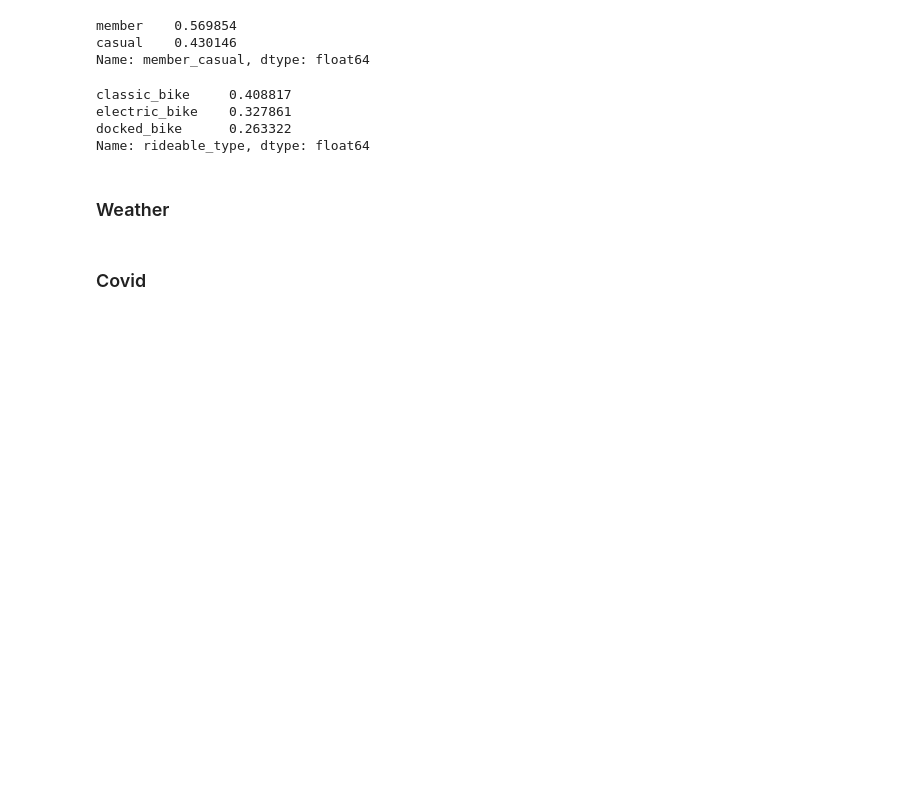
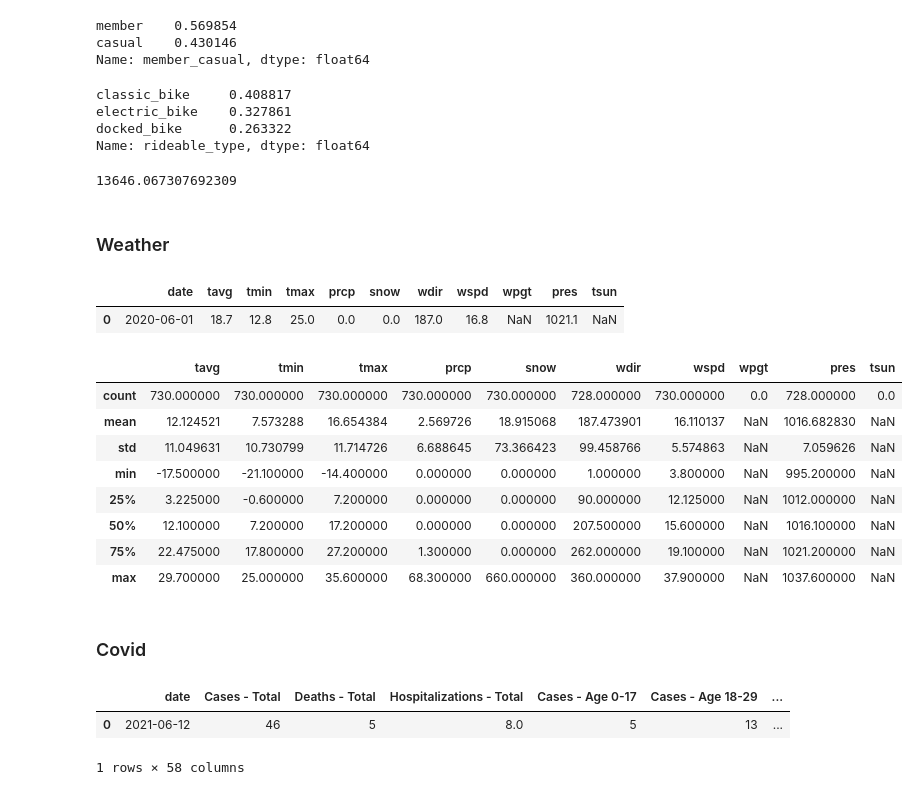
Before and after one commit to OwenBrush/data_analysis_divvy_bike_usage, a Jupyter notebook: data_exploration.ipynb, the cells around one changed output. Saved outputs shown, nothing was run; the diff lists cells and outputs as text; code cells hidden in the pictures; blank space fills up the shorter version.

```diff
--- a/data_exploration.ipynb
+++ b/data_exploration.ipynb
@@ -47,7 +47,40 @@ classic_bike     0.408817
 electric_bike    0.327861
 docked_bike      0.263322
 Name: rideable_type, dtype: float64
+# %%
+#Average number of rides per day
+pd.to_datetime(bikes['started_at']).dt.date.value_counts().mean()
+# %% [output]
+13646.067307692309
 # %% [markdown]
 ### Weather
+# %%
+weather.reset_index(inplace=True)
+weather = weather.rename(columns={'time':'date'})
+weather['date'] = pd.to_datetime(weather['date'])
+weather.head(1)
+# %% [output]
+|  | date | tavg | tmin | tmax | prcp | snow | wdir | wspd | wpgt | pres | tsun |
+| 0 | 2020-06-01 | 18.7 | 12.8 | 25.0 | 0.0 | 0.0 | 187.0 | 16.8 | NaN | 1021.1 | NaN |
+# %%
+weather.describe()
+# %% [output]
+|  | tavg | tmin | tmax | prcp | snow | wdir | wspd | wpgt | pres | tsun |
+| count | 730.000000 | 730.000000 | 730.000000 | 730.000000 | 730.000000 | 728.000000 | 730.000000 | 0.0 | 728.000000 | 0.0 |
+| mean | 12.124521 | 7.573288 | 16.654384 | 2.569726 | 18.915068 | 187.473901 | 16.110137 | NaN | 1016.682830 | NaN |
+| std | 11.049631 | 10.730799 | 11.714726 | 6.688645 | 73.366423 | 99.458766 | 5.574863 | NaN | 7.059626 | NaN |
+| min | -17.500000 | -21.100000 | -14.400000 | 0.000000 | 0.000000 | 1.000000 | 3.800000 | NaN | 995.200000 | NaN |
+| 25% | 3.225000 | -0.600000 | 7.200000 | 0.000000 | 0.000000 | 90.000000 | 12.125000 | NaN | 1012.000000 | NaN |
+| 50% | 12.100000 | 7.200000 | 17.200000 | 0.000000 | 0.000000 | 207.500000 | 15.600000 | NaN | 1016.100000 | NaN |
+| 75% | 22.475000 | 17.800000 | 27.200000 | 1.300000 | 0.000000 | 262.000000 | 19.100000 | NaN | 1021.200000 | NaN |
+| max | 29.700000 | 25.000000 | 35.600000 | 68.300000 | 660.000000 | 360.000000 | 37.900000 | NaN | 1037.600000 | NaN |
 # %% [markdown]
 ### Covid
+# %%
+covid = covid.rename(columns={'Date':'date'})
+covid['date'] = pd.to_datetime(covid['date'])
+covid.head(1)
+# %% [output]
+|  | date | Cases - Total | Deaths - Total | Hospitalizations - Total | Cases - Age 0-17 | Cases - Age 18-29 | ... |
+| 0 | 2021-06-12 | 46 | 5 | 8.0 | 5 | 13 | ... |
+1 rows × 58 columns
```
Also changed, not shown: parts of 8 cells of this notebook.
